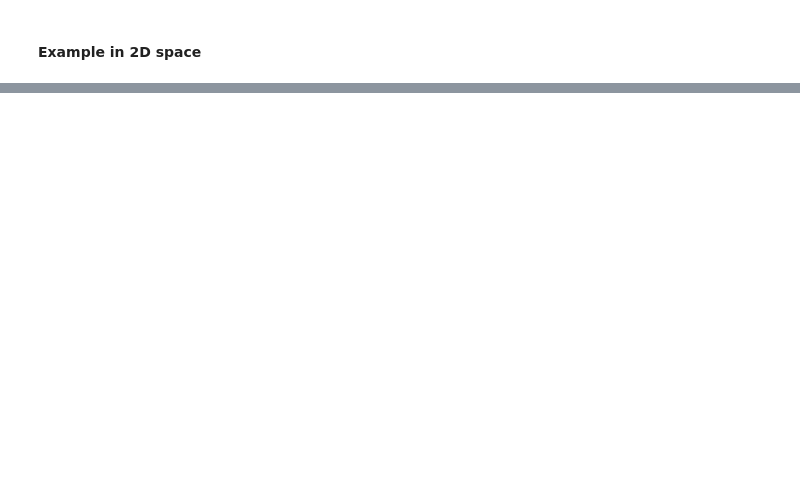
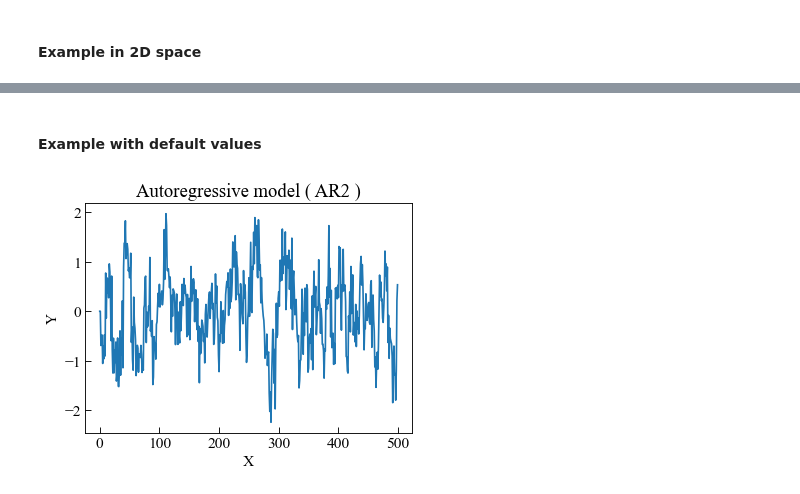
Before and after one commit to dpzhuX/ffpack, a Jupyter notebook: docs/source/load sequence generator.ipynb, the cells around one changed output, grey strips where cells are left out. Cells and saved outputs as stored; diff of their text form; code cells hidden in the pictures; blank space fills up the shorter version.

```diff
--- a/docs/source/load sequence generator.ipynb
+++ b/docs/source/load sequence generator.ipynb
@@ -69,0 +101,21 @@ plt.show()
+# %% [markdown]
+#### Example with default values
+# %%
+obs = [ 0, 0  ]
+phis = [ 0.5, 0.3 ]
+arnResults = arNormal( 500, obs, phis, 0, 0.5 )
+# %%
+fig, ax = plt.subplots()
+
+ax.plot( np.array( arnResults ) )
+
+ax.tick_params(axis='x', direction="in", length=5)
+ax.tick_params(axis='y', direction="in", length=5)
+ax.set_xlabel( "X" )
+ax.set_ylabel( "Y" )
+ax.set_title( "Autoregressive model ( AR2 )" )
+
+plt.tight_layout()
+plt.show()
+# %% [output]
+[figure, added]
```
Also changed, not shown: parts of 11 cells of this notebook, 2 other files.
